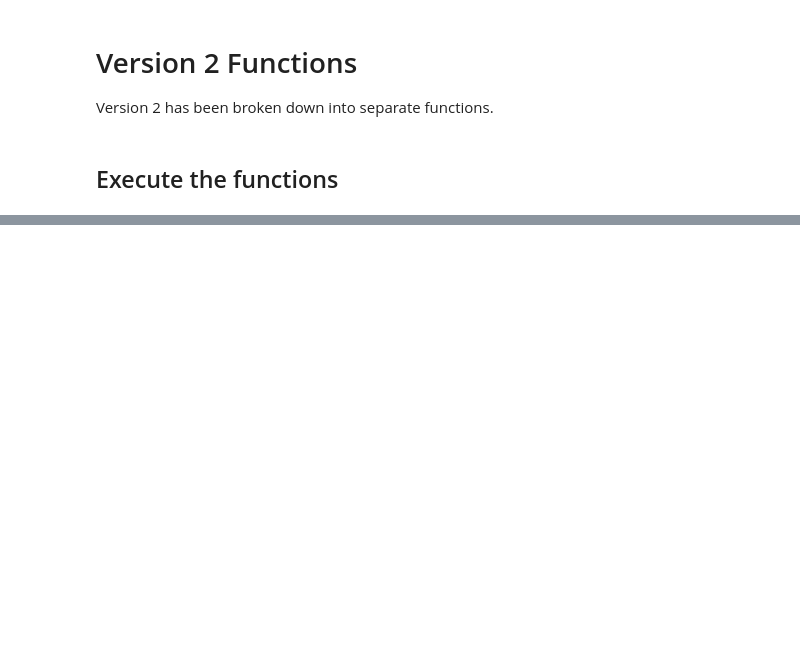
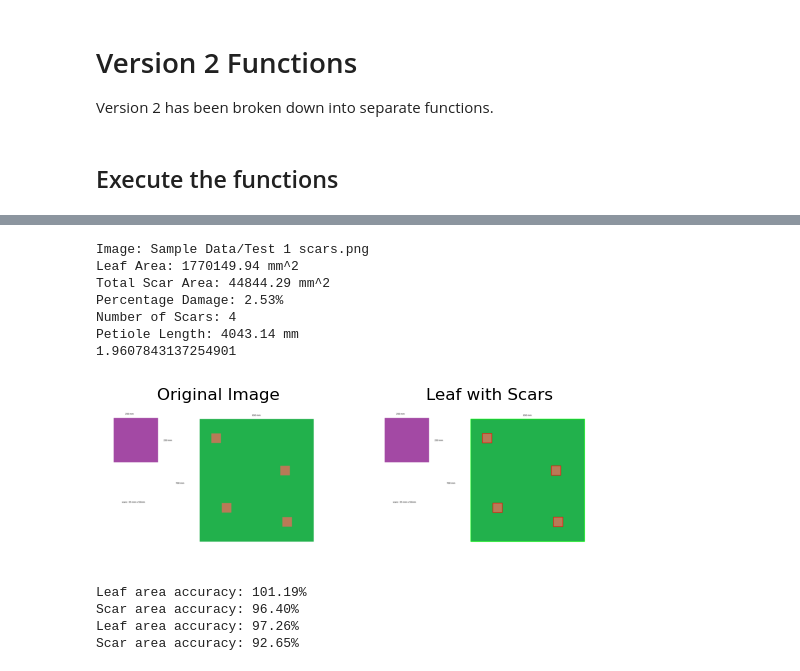
Before and after one commit to Jacquesvnme/Leaf-Scarring-Project, a Jupyter notebook: Individual_Code/Henry Roux/Version 2 Functions.ipynb, the cells around one changed output, grey strips where cells are left out. Drawn from its saved outputs; the diff is of its cells as text; code cells hidden in the pictures; blank space fills up the shorter version.

```diff
--- a/Individual_Code/Henry Roux/Version 2 Functions.ipynb
+++ b/Individual_Code/Henry Roux/Version 2 Functions.ipynb
@@ -133,6 +132,7 @@ def main(image_path):
     print(f"Percentage Damage: {percentage_damage:.2f}%")
     print(f"Number of Scars: {scar_count}")
     print(f"Petiole Length: {petiole_length:.2f} mm")
+    print(scale)
 
     # Optionally display the results visually
     cv2.drawContours(image, [leaf_contour], -1, (0, 255, 0), 2)
@@ -148,5 +148,7 @@ def main(image_path):
     plt.axis('off')
 
     plt.show()
+
+    return leaf_area, scale, total_scar_area, scar_count
 # %% [markdown]
 ## Execute the functions
@@ -152,0 +162,27 @@ def main(image_path):
+# %%
+leaf_area, scale, total_scar_area, scar_count = main("Sample Data/Test 1 scars.png")
+
+# accuracy (using scale found by OpenCV)
+leafAccuracy = (leaf_area / ((650*scale)*(700*scale))) * 100
+print(f"Leaf area accuracy: {leafAccuracy:.2f}%")
+scarAccuracy = (total_scar_area / ((55*scale)*(55*scale) * scar_count)) * 100
+print(f"Scar area accuracy: {scarAccuracy:.2f}%")
+
+# actual accuracy
+leafAccuracy = (leaf_area / ((650*2)*(700*2))) * 100
+print(f"Leaf area accuracy: {leafAccuracy:.2f}%")
+scarAccuracy = (total_scar_area / ((55*2)*(55*2) * scar_count)) * 100
+print(f"Scar area accuracy: {scarAccuracy:.2f}%")
+# %% [output]
+Image: Sample Data/Test 1 scars.png
+Leaf Area: 1770149.94 mm^2
+Total Scar Area: 44844.29 mm^2
+Percentage Damage: 2.53%
+Number of Scars: 4
+Petiole Length: 4043.14 mm
+1.9607843137254901
+[figure, added]
+Leaf area accuracy: 101.19%
+Scar area accuracy: 96.40%
+Leaf area accuracy: 97.26%
+Scar area accuracy: 92.65%
```
Also changed, not shown: parts of 10 cells of this notebook, 6 other files.
